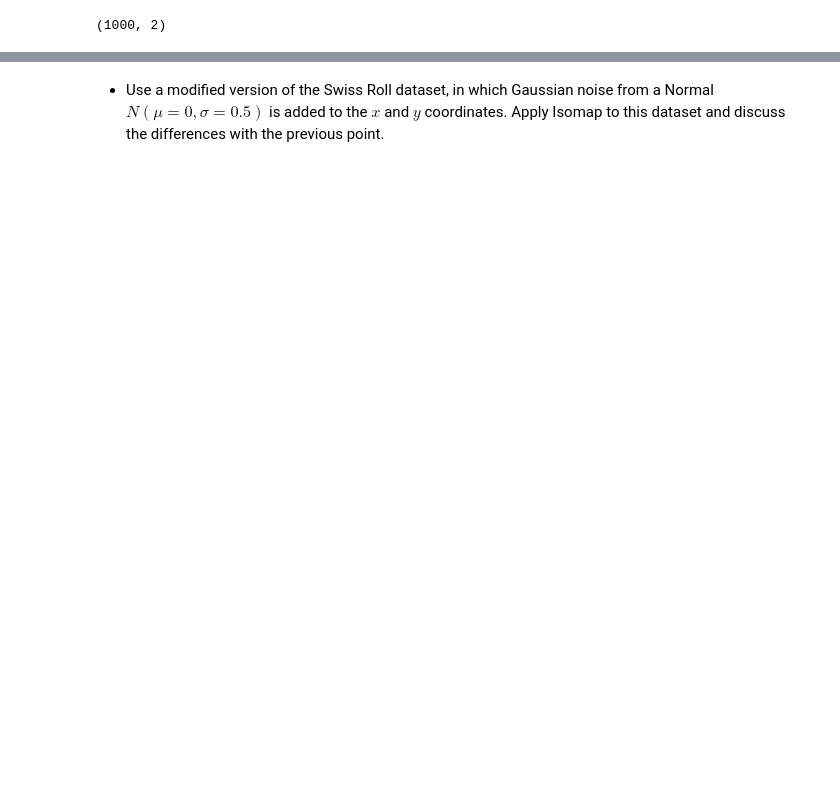
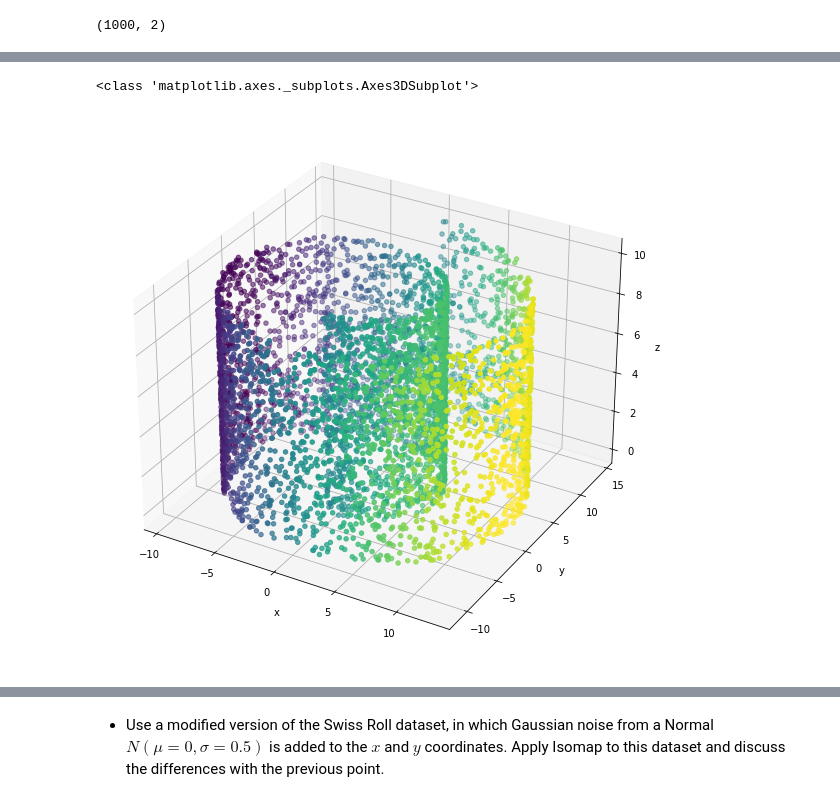
Before and after one commit to ilariavascotto/Unsupervised-Learning-2023, a Jupyter notebook: Notebooks/Lab3-Isomap.ipynb, the cells around one changed output, grey strips where cells are left out. Saved outputs shown, nothing was run; the diff lists cells and outputs as text; code cells hidden in the pictures; blank space fills up the shorter version.

```diff
--- a/Notebooks/Lab3-Isomap.ipynb
+++ b/Notebooks/Lab3-Isomap.ipynb
@@ -64,0 +75,16 @@ X_new.shape
+# %%
+plt.figure(figsize=(12,10))
+axes = plt.axes(projection='3d')
+print(type(axes))
+axes.scatter3D(X[:,0], X[:,1], X[:,2],c=X[:,0])
+
+axes.set_xlabel('x')
+axes.set_ylabel('y')
+axes.set_zlabel('z')
+
+#axes.view_init(45, 45) #(elevation, azimuth angle)
+
+plt.show()
+# %% [output]
+<class 'matplotlib.axes._subplots.Axes3DSubplot'>
+[figure, added]
```
Also changed, not shown: parts of 14 cells of this notebook, 1 other file.
